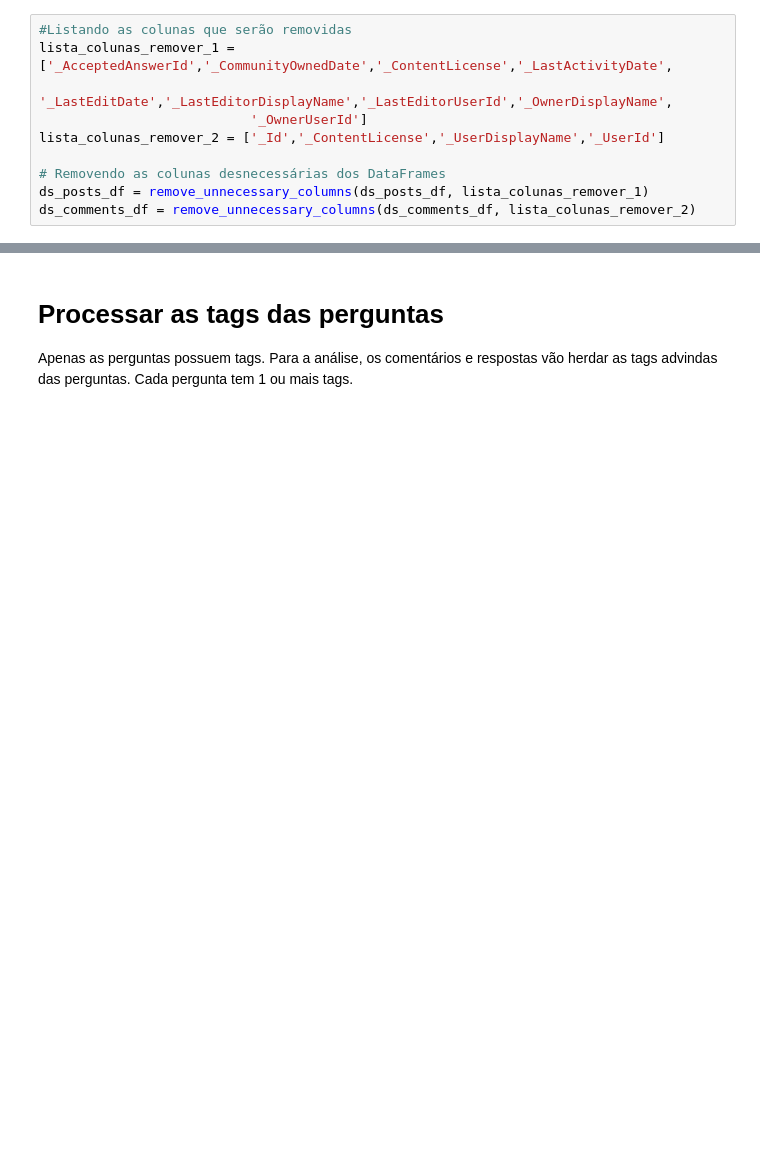
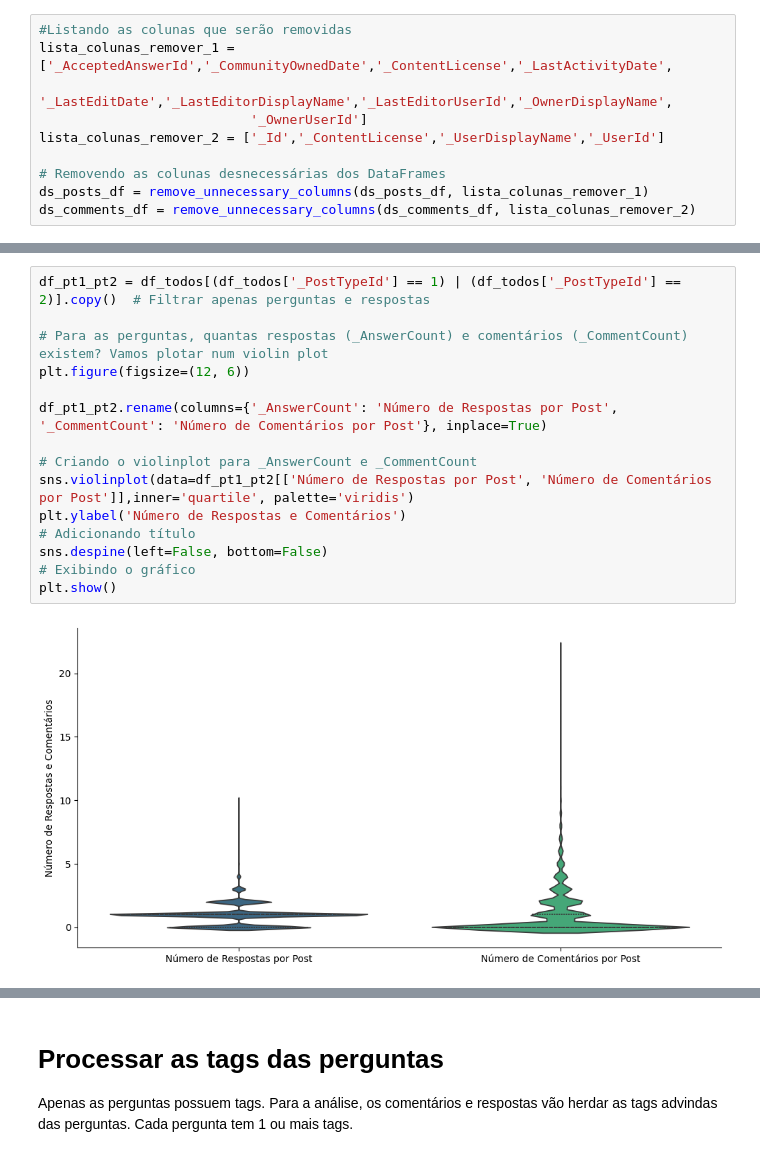
Before and after one commit to hoomanish/TCC_MBA_DS_2025, a Jupyter notebook: ds_posts_analysis.ipynb, the cells around one changed output, grey strips where cells are left out. Drawn from its saved outputs; the diff is of its cells as text; blank space fills up the shorter version.

```diff
--- a/ds_posts_analysis.ipynb
+++ b/ds_posts_analysis.ipynb
@@ -290,0 +423,17 @@ df_todos = pd.concat([df_todos, ds_comments_df], ignore_index=True)
+# %%
+df_pt1_pt2 = df_todos[(df_todos['_PostTypeId'] == 1) | (df_todos['_PostTypeId'] == 2)].copy()  # Filtrar apenas perguntas e respostas
+
+# Para as perguntas, quantas respostas (_AnswerCount) e comentários (_CommentCount) existem? Vamos plotar num violin plot
+plt.figure(figsize=(12, 6))
+
+df_pt1_pt2.rename(columns={'_AnswerCount': 'Número de Respostas por Post', '_CommentCount': 'Número de Comentários por Post'}, inplace=True)
+
+# Criando o violinplot para _AnswerCount e _CommentCount
+sns.violinplot(data=df_pt1_pt2[['Número de Respostas por Post', 'Número de Comentários por Post']],inner='quartile', palette='viridis')
+plt.ylabel('Número de Respostas e Comentários')
+# Adicionando título
+sns.despine(left=False, bottom=False)
+# Exibindo o gráfico
+plt.show()
+# %% [output]
+[figure, added]
```
Also changed, not shown: parts of 36 cells of this notebook, 5 other files.
